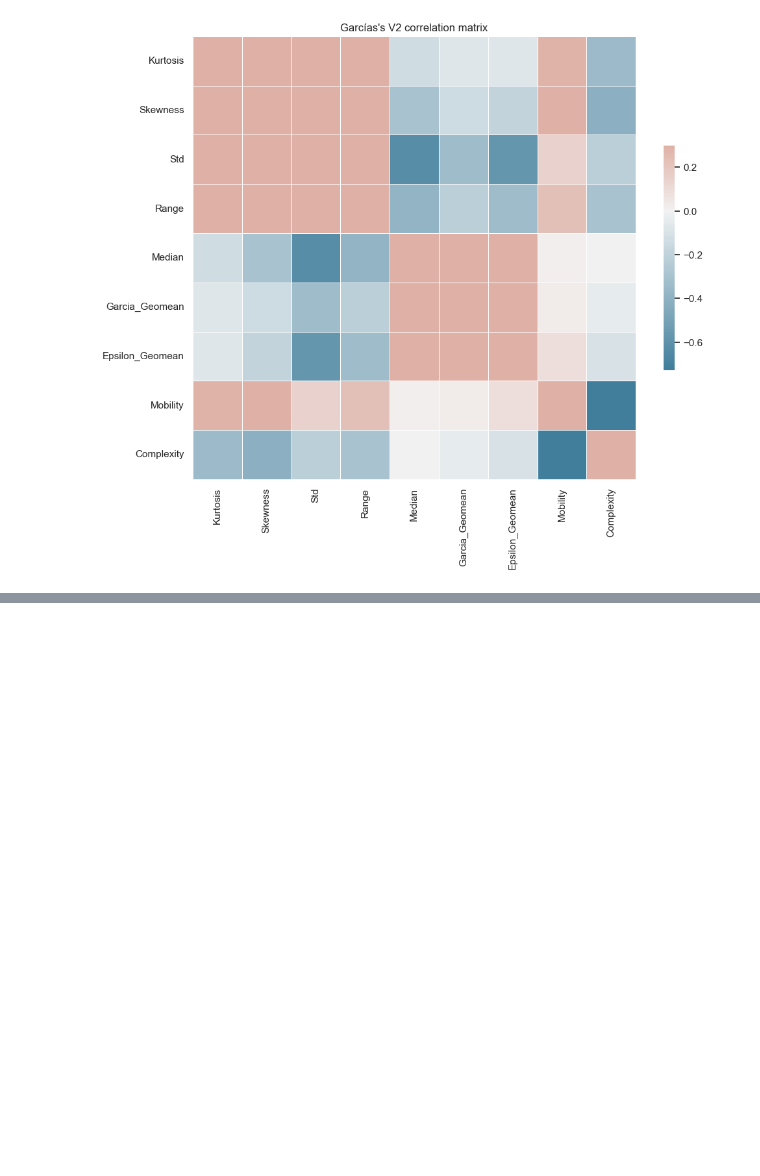
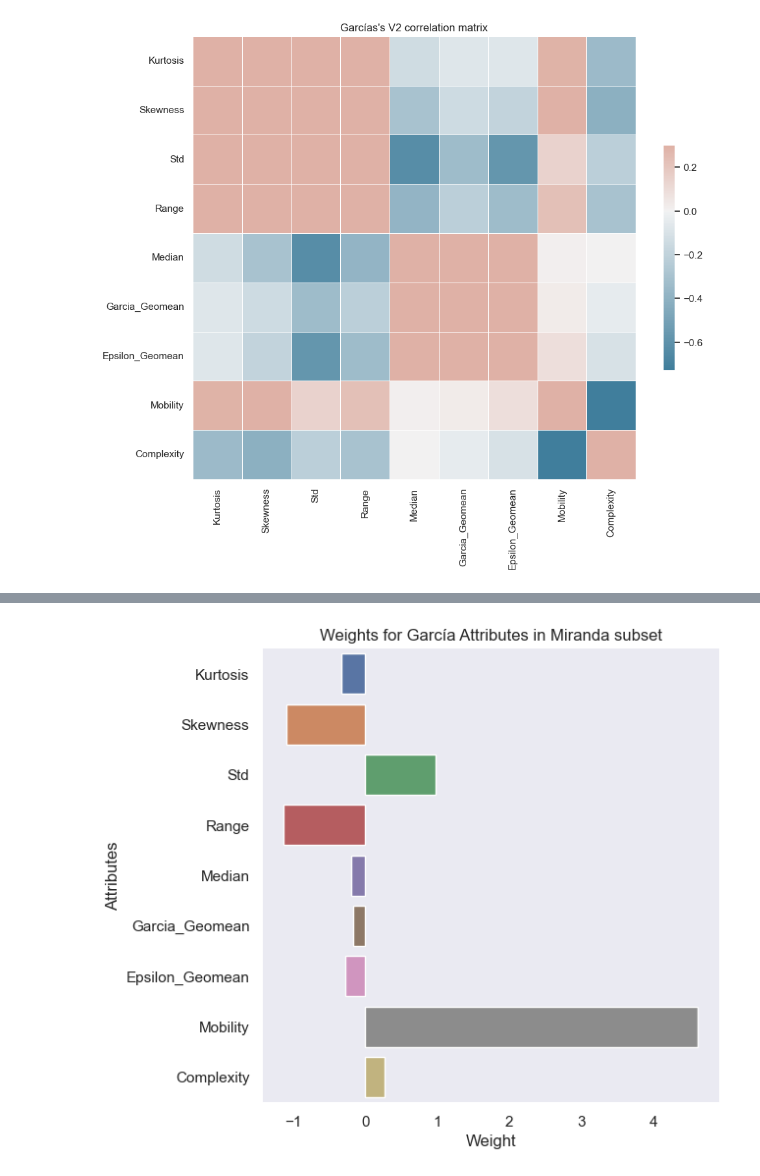
Before and after one commit to intentodemusico/StegianV2, a Jupyter notebook: Python/Modelling/scripts/LogReg_GarciaAttr-vs-Miranda.ipynb, the cells around one changed output, grey strips where cells are left out. Saved outputs shown, nothing was run; the diff lists cells and outputs as text; code cells hidden in the pictures; blank space fills up the shorter version.

```diff
--- a/Python/Modelling/scripts/LogReg_GarciaAttr-vs-Miranda.ipynb
+++ b/Python/Modelling/scripts/LogReg_GarciaAttr-vs-Miranda.ipynb
@@ -436,0 +467,9 @@ plt.show()
+# %%
+f, ax = plt.subplots(figsize=(6, 6))
+sns.barplot(y=G2Labels,x=logregGarcia2.coef_[0])
+ax.set( xlabel="Weight",
+      ylabel ="Attributes", title="Weights for García Attributes in Miranda subset")
+sns.despine(left=True, bottom=True)
+plt.show()
+# %% [output]
+[figure, added]
```
Also changed, not shown: parts of 12 cells of this notebook, 18 other files.
